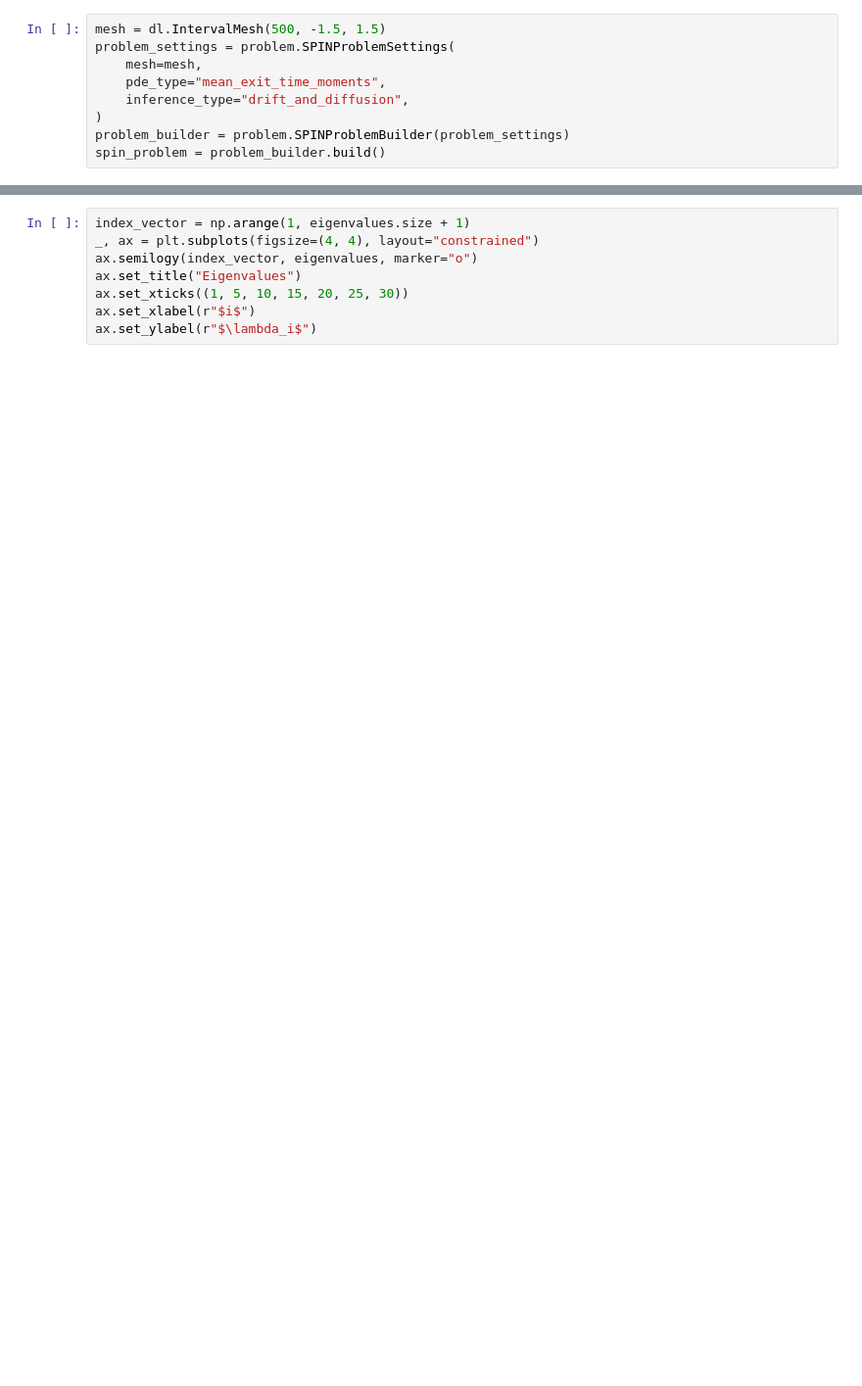
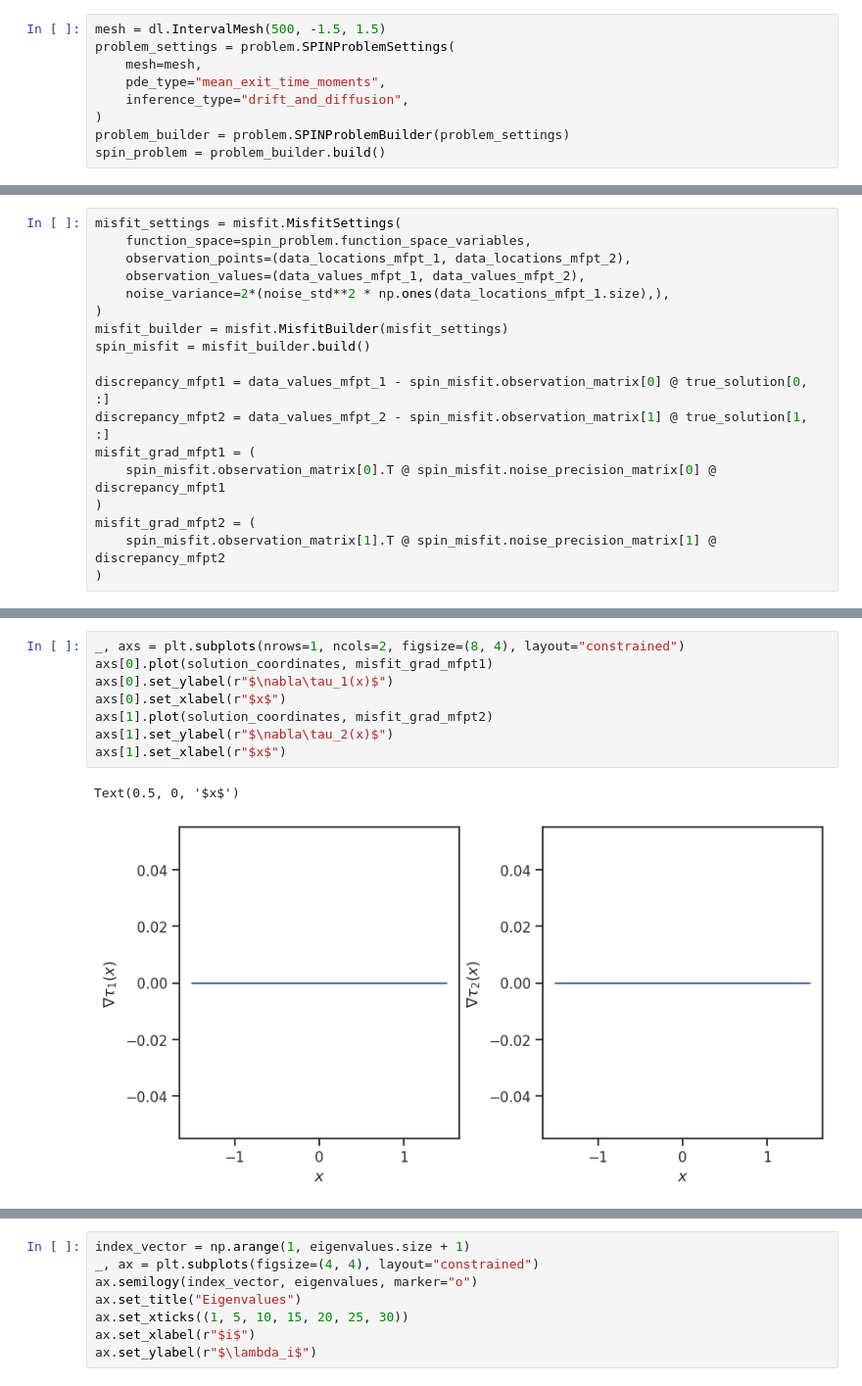
Before and after one commit to maximilian-kruse/SPIN, a Jupyter notebook: examples/1D_drift_diffusion_mfpt_moments.ipynb, the cells around one changed output, grey strips where cells are left out. Shown at 98% size. Drawn from its saved outputs; the diff is of its cells as text; blank space fills up the shorter version.

```diff
--- a/examples/1D_drift_diffusion_mfpt_moments.ipynb
+++ b/examples/1D_drift_diffusion_mfpt_moments.ipynb
@@ -118,0 +162,18 @@ spin_misfit = misfit_builder.build()
+# %%
+misfit_settings = misfit.MisfitSettings(
+    function_space=spin_problem.function_space_variables,
+    observation_points=(data_locations_mfpt_1, data_locations_mfpt_2),
+    observation_values=(data_values_mfpt_1, data_values_mfpt_2),
+    noise_variance=2*(noise_std**2 * np.ones(data_locations_mfpt_1.size),),
+)
+misfit_builder = misfit.MisfitBuilder(misfit_settings)
+spin_misfit = misfit_builder.build()
+
+discrepancy_mfpt1 = data_values_mfpt_1 - spin_misfit.observation_matrix[0] @ true_solution[0, :]
+discrepancy_mfpt2 = data_values_mfpt_2 - spin_misfit.observation_matrix[1] @ true_solution[1, :]
+misfit_grad_mfpt1 = (
+    spin_misfit.observation_matrix[0].T @ spin_misfit.noise_precision_matrix[0] @ discrepancy_mfpt1
+)
+misfit_grad_mfpt2 = (
+    spin_misfit.observation_matrix[1].T @ spin_misfit.noise_precision_matrix[1] @ discrepancy_mfpt2
+)
@@ -119,2 +200,13 @@ spin_misfit = misfit_builder.build()
+# %%
+_, axs = plt.subplots(nrows=1, ncols=2, figsize=(8, 4), layout="constrained")
+axs[0].plot(solution_coordinates, misfit_grad_mfpt1)
+axs[0].set_ylabel(r"$\nabla\tau_1(x)$")
+axs[0].set_xlabel(r"$x$")
+axs[1].plot(solution_coordinates, misfit_grad_mfpt2)
+axs[1].set_ylabel(r"$\nabla\tau_2(x)$")
+axs[1].set_xlabel(r"$x$")
+# %% [output]
+Text(0.5, 0, '$x$')
+[figure, added]
 # %%
 inference_model = hl.Model(
```
Also changed, not shown: parts of 15 cells of this notebook, 7 other files.
